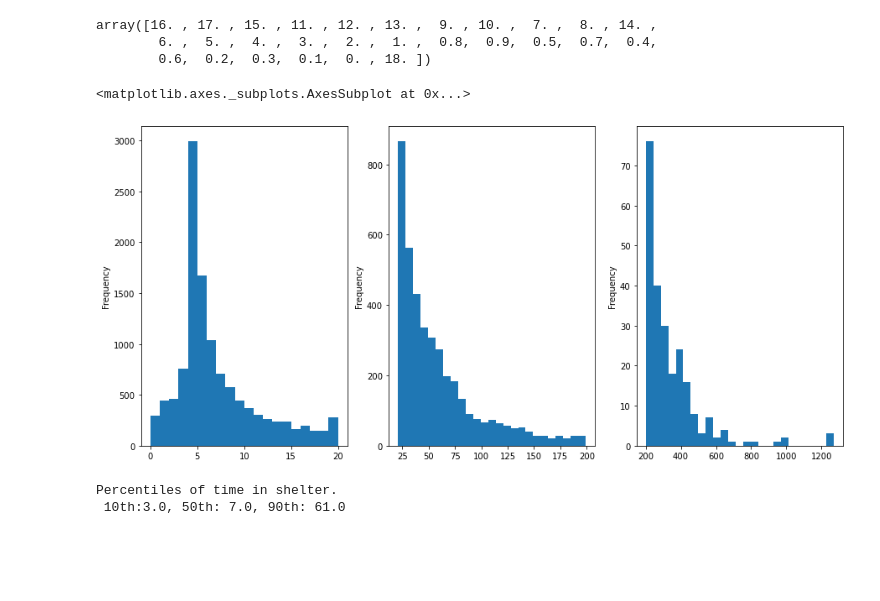
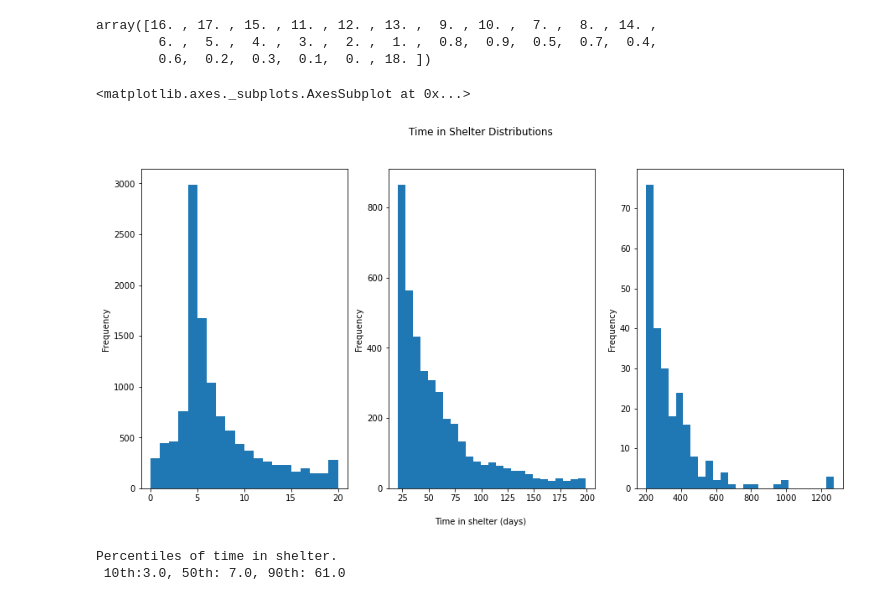
Before and after one commit to amandawhite013/CapstoneTwo, a Jupyter notebook: Preprocessing_and_Modeling.ipynb, the cells around one changed output. Drawn from its saved outputs; the diff is of its cells as text; code cells hidden in the pictures; blank space fills up the shorter version.

```diff
--- a/Preprocessing_and_Modeling.ipynb
+++ b/Preprocessing_and_Modeling.ipynb
@@ -65,17 +65,19 @@ df['time_in_shelter_days'] = df['time_in_shelter_days'].astype(int)
 # %%
 # histograms of time in shleter
 time_most = df[df.loc[:,'time_in_shelter_days'] >=200 ]
 time20 = df[df.loc[:,'time_in_shelter_days']<= 20 ]
 time_mid = df[(df.loc[:, 'time_in_shelter_days']> 20) & (df.loc[:, 'time_in_shelter_days']<200)]
 
 
 fig, axes = plt.subplots(nrows=1, ncols=3, figsize = (15,7))
+plt.suptitle('Time in Shelter Distributions')
+fig.text(0.5, 0.04, 'Time in shelter (days)', ha='center')
 time20['time_in_shelter_days'].plot(ax=axes[0], kind='hist', bins=20)
 time_mid['time_in_shelter_days'].plot(ax=axes[1], kind='hist', bins=25)
 time_most['time_in_shelter_days'].plot(ax=axes[2], kind='hist', bins=25)
 # %% [output]
 <matplotlib.axes._subplots.AxesSubplot at 0x...>
-[figure, old version]
+[figure, new version]
 # %%
 #most dogs spend less than a week in the shelter
 print('Percentiles of time in shelter. \n 10th:{}, 50th: {}, 90th: {}'.format(df['time_in_shelter_days'].quantile(q=.10),
```
Also changed, not shown: parts of 3 cells of this notebook.
